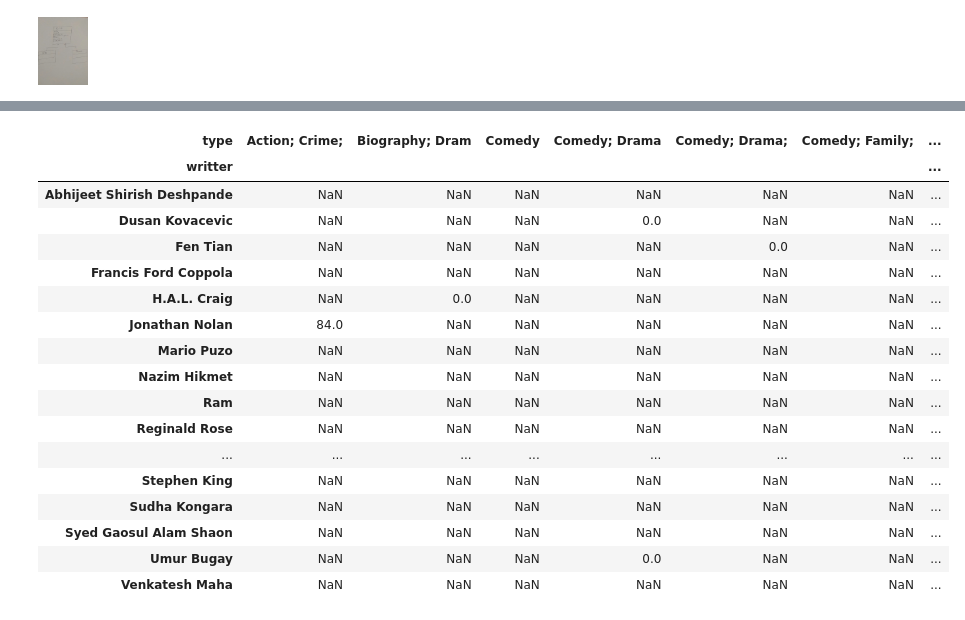
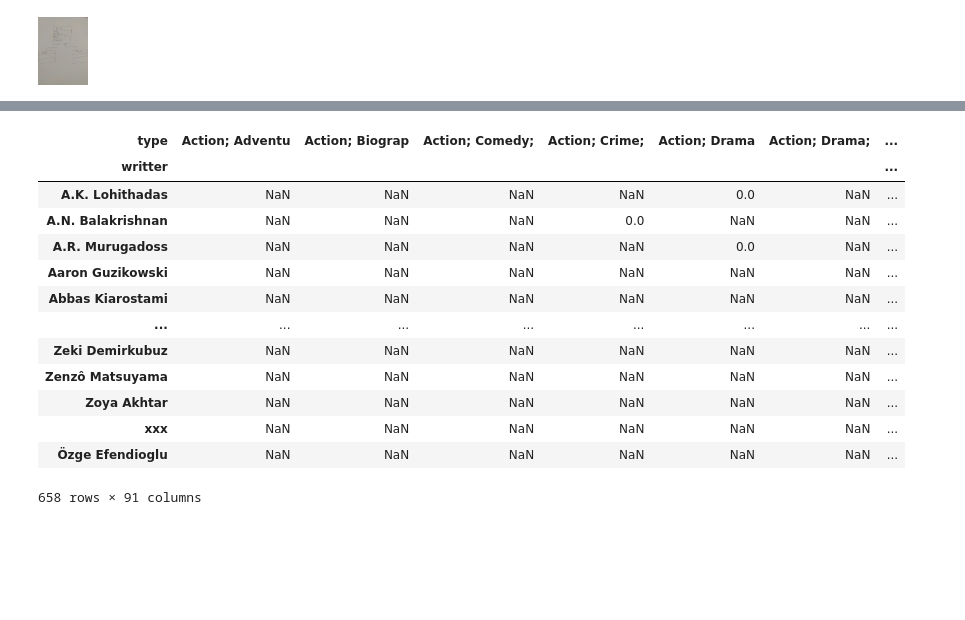
Before and after one commit to amoungui/imb_scraping_project, a Jupyter notebook: index.ipynb, the cells around one changed output, grey strips where cells are left out. Drawn from its saved outputs; the diff is of its cells as text; code cells hidden in the pictures; blank space fills up the shorter version.

```diff
--- a/index.ipynb
+++ b/index.ipynb
@@ -68,5 +81,12 @@ df[['budget en $', 'title']].sort_values('budget en $', ascending=True).head(50)
 # %%
 ## 3. Nombre de films sortie par décennie
+# %%
+def format(x):
+    if x in 'xxx':
+        return '2000-01-01'
+    else:
+        return x
+df['release date'] = df['release date'].apply(lambda x: format(x))
 # %%
 df['release date'] = pd.to_datetime(df['release date'])
 data = df.set_index('release date')
@@ -188,0 +181,11 @@ d.pivot_table(values='roi', index='title').sort_values('roi', ascending=False)
+# %%
+def convert_(x):
+    if x in 'xxx' or 'INR' in x:
+        return 1
+
+    else:
+        return float(x) # INR56300000
+# %%
+df['Cumulate Worldwide Gross en $'] = df['Cumulate Worldwide Gross en $'].apply(lambda x: convert_(x))
+# %%
+df['budget en $'] = df['budget en $'].apply(lambda x: convert_(x))
@@ -243,29 +257,25 @@ d.pivot_table(values='budget en $', index='release date', columns='release count
 # %%
 ## 10. Determiner le score et types de film produit par auteur(writter)
 # %%
-data = df
+data = df.reset_index()
 data['score'] = data['score'].apply(lambda x: convert_int(x))
 data_pivot = data.pivot_table(values='score', index='writter', columns='type')
 data_pivot
 # %% [output]
-| type | Action; Crime; | Biography; Dram | Comedy | Comedy; Drama | Comedy; Drama; | Comedy; Family; | ... |
+| type | Action; Adventu | Action; Biograp | Action; Comedy; | Action; Crime; | Action; Drama | Action; Drama; | ... |
 | writter |  |  |  |  |  |  | ... |
-| Abhijeet Shirish Deshpande | NaN | NaN | NaN | NaN | NaN | NaN | ... |
-| Dusan Kovacevic | NaN | NaN | NaN | 0.0 | NaN | NaN | ... |
-| Fen Tian | NaN | NaN | NaN | NaN | 0.0 | NaN | ... |
-| Francis Ford Coppola | NaN | NaN | NaN | NaN | NaN | NaN | ... |
-| H.A.L. Craig | NaN | 0.0 | NaN | NaN | NaN | NaN | ... |
-| Jonathan Nolan | 84.0 | NaN | NaN | NaN | NaN | NaN | ... |
-| Mario Puzo | NaN | NaN | NaN | NaN | NaN | NaN | ... |
-| Nazim Hikmet | NaN | NaN | NaN | NaN | NaN | NaN | ... |
-| Ram | NaN | NaN | NaN | NaN | NaN | NaN | ... |
-| Reginald Rose | NaN | NaN | NaN | NaN | NaN | NaN | ... |
+| A.K. Lohithadas | NaN | NaN | NaN | NaN | 0.0 | NaN | ... |
+| A.N. Balakrishnan | NaN | NaN | NaN | 0.0 | NaN | NaN | ... |
+| A.R. Murugadoss | NaN | NaN | NaN | NaN | 0.0 | NaN | ... |
+| Aaron Guzikowski | NaN | NaN | NaN | NaN | NaN | NaN | ... |
+| Abbas Kiarostami | NaN | NaN | NaN | NaN | NaN | NaN | ... |
 | ... | ... | ... | ... | ... | ... | ... | ... |
-| Stephen King | NaN | NaN | NaN | NaN | NaN | NaN | ... |
-| Sudha Kongara | NaN | NaN | NaN | NaN | NaN | NaN | ... |
-| Syed Gaosul Alam Shaon | NaN | NaN | NaN | NaN | NaN | NaN | ... |
-| Umur Bugay | NaN | NaN | NaN | 0.0 | NaN | NaN | ... |
-| Venkatesh Maha | NaN | NaN | NaN | NaN | NaN | NaN | ... |
+| Zeki Demirkubuz | NaN | NaN | NaN | NaN | NaN | NaN | ... |
+| Zenzô Matsuyama | NaN | NaN | NaN | NaN | NaN | NaN | ... |
+| Zoya Akhtar | NaN | NaN | NaN | NaN | NaN | NaN | ... |
+| xxx | NaN | NaN | NaN | NaN | NaN | NaN | ... |
+| Özge Efendioglu | NaN | NaN | NaN | NaN | NaN | NaN | ... |
+658 rows × 91 columns
 # %%
 ## 11. determination du nombre de vote total que chaque compositeur (Writter) a pu avoir dans toute sa carrière de cinéaste
 data_pivot.sum(axis=1)
```
Also changed, not shown: parts of 19 cells of this notebook, 19 other files.
